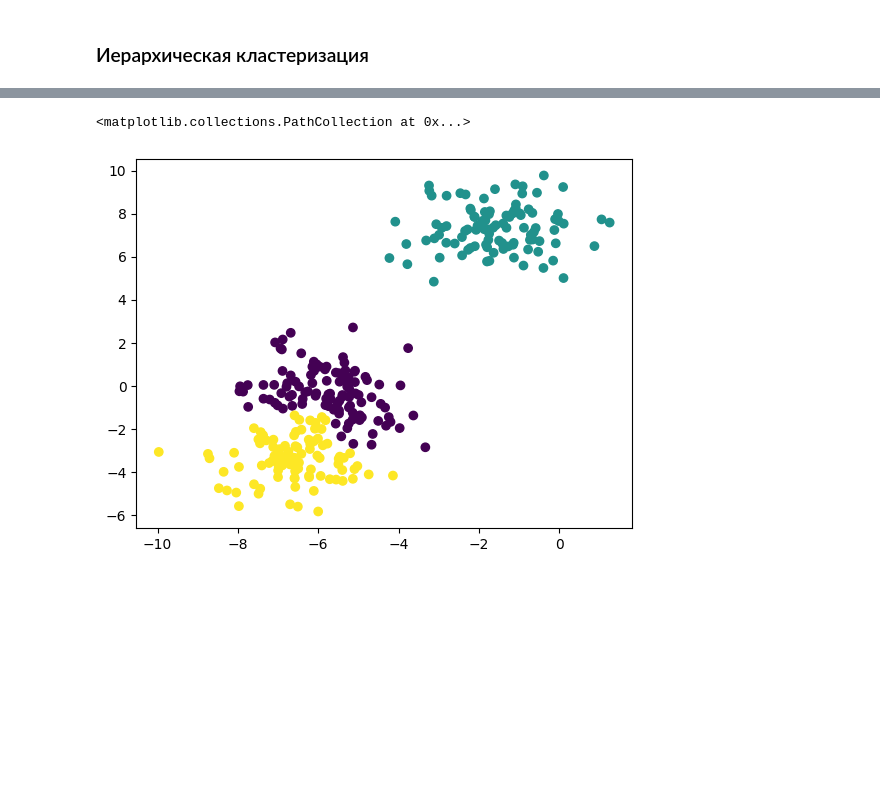
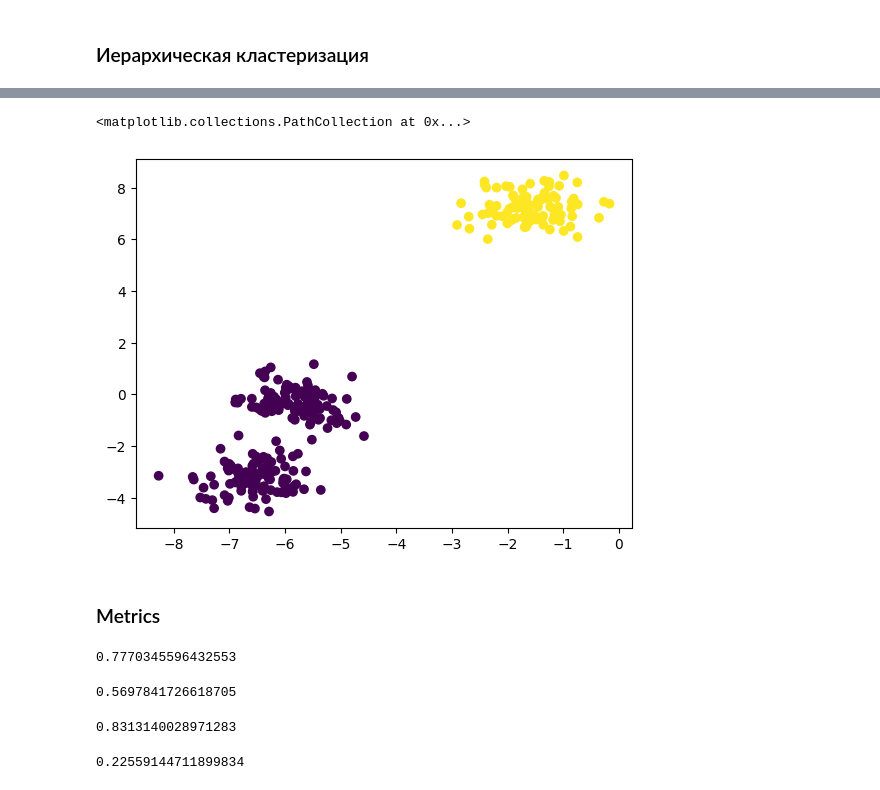
Before and after one commit to BallBoychick/ML, a Jupyter notebook: Clastering_sklearn/clastering.ipynb, the cells around one changed output, grey strips where cells are left out. Saved outputs shown, nothing was run; the diff lists cells and outputs as text; code cells hidden in the pictures; blank space fills up the shorter version.

```diff
--- a/Clastering_sklearn/clastering.ipynb
+++ b/Clastering_sklearn/clastering.ipynb
@@ -160,0 +306,11 @@ plt.scatter(gm.means_[:,0], gm.means_[:,1], s=100, c='red')
+# %%
+from sklearn.mixture import GaussianMixture
+X, y = make_blobs(n_samples=300, random_state=22, cluster_std=0.5)
+param_grid = {
+    'n_components': [2, 3, 4, 5],
+    'covariance_type': ['full', 'tied', 'diag', 'spherical']
+}
+gm = GaussianMixture()
+grid_search = GridSearchCV(gm, param_grid=param_grid, cv=5)
+grid_search.fit(X)
+print(grid_search.best_params_)
@@ -175,0 +369,11 @@ plt.axhline(15, color='crimson');
+# %%
+from sklearn.metrics import silhouette_score
+
+ss = []
+ii = []
+
+for i in range(2, 10):
+  ss.append(silhouette_score(X, AgglomerativeClustering(i).fit(X).labels_))
+  ii.append(i)
+
+plt.plot(range(2,10), ss)
@@ -176,8 +383,32 @@ plt.axhline(15, color='crimson');
 # %%
 from sklearn.cluster import AgglomerativeClustering
-
-clustering = AgglomerativeClustering(n_clusters=3, linkage="ward").fit(X)
+clustering = AgglomerativeClustering(n_clusters=ii[np.argmax(ss)], linkage="ward").fit(X)
 plt.scatter(X[:,0], X[:,1], c=clustering.labels_)
 # %% [output]
 <matplotlib.collections.PathCollection at 0x...>
-[figure, old version]
+[figure, new version]
+# %% [markdown]
+### Metrics
+# %%
+from sklearn.metrics.cluster import rand_score
+
+rand_score(clustering.labels_, y)
+# %% [output]
+0.7770345596432553
+# %%
+from sklearn.metrics.cluster import adjusted_rand_score
+
+adjusted_rand_score(clustering.labels_, y)
+# %% [output]
+0.5697841726618705
+# %%
+from sklearn.metrics import silhouette_score
+
+silhouette_score(X, clustering.labels_)
+# %% [output]
+0.8313140028971283
+# %%
+from sklearn.metrics.cluster import davies_bouldin_score
+davies_bouldin_score(X, clustering.labels_)
+# %% [output]
+0.22559144711899834
```
Also changed, not shown: parts of 49 cells of this notebook, 5 other files.
